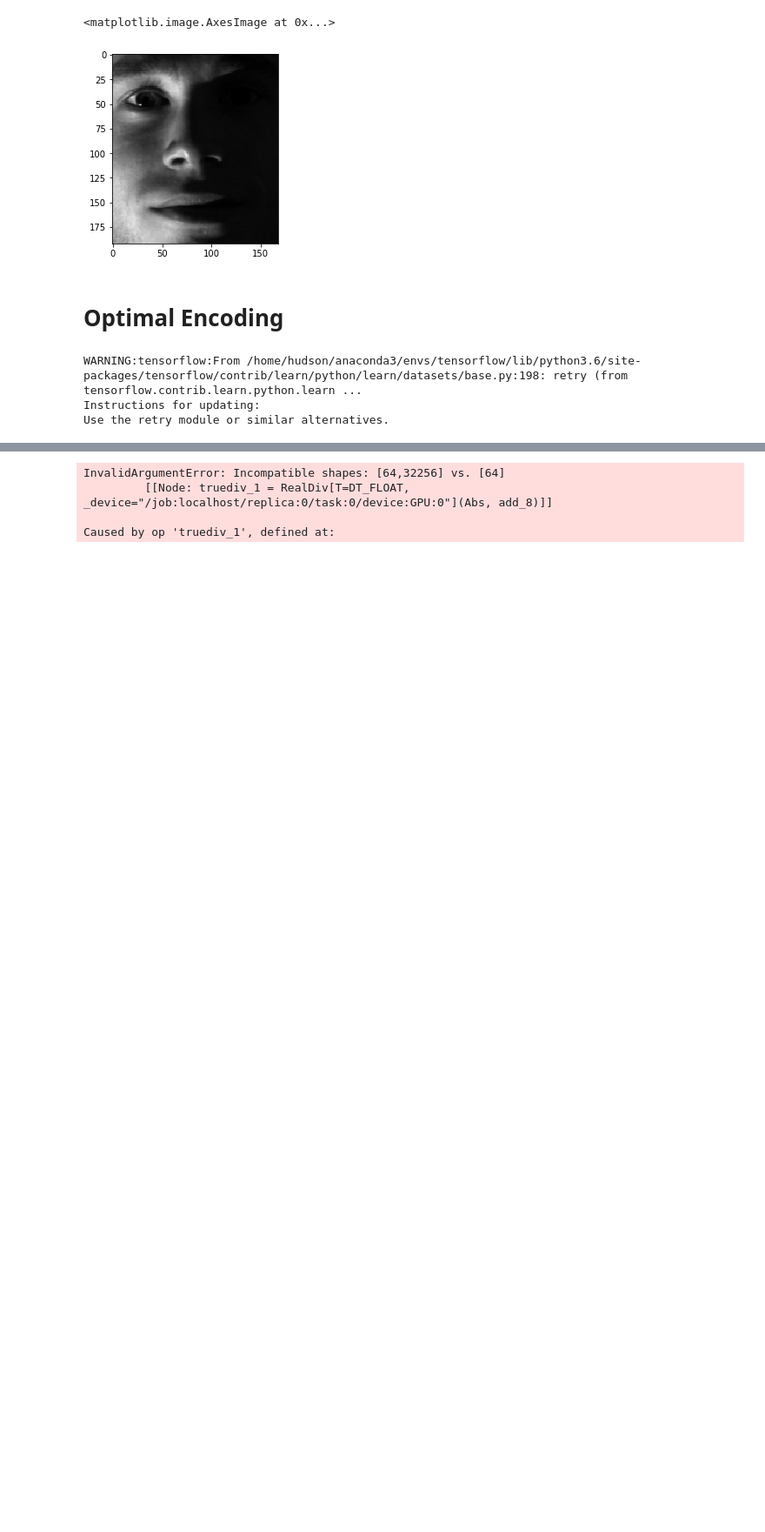
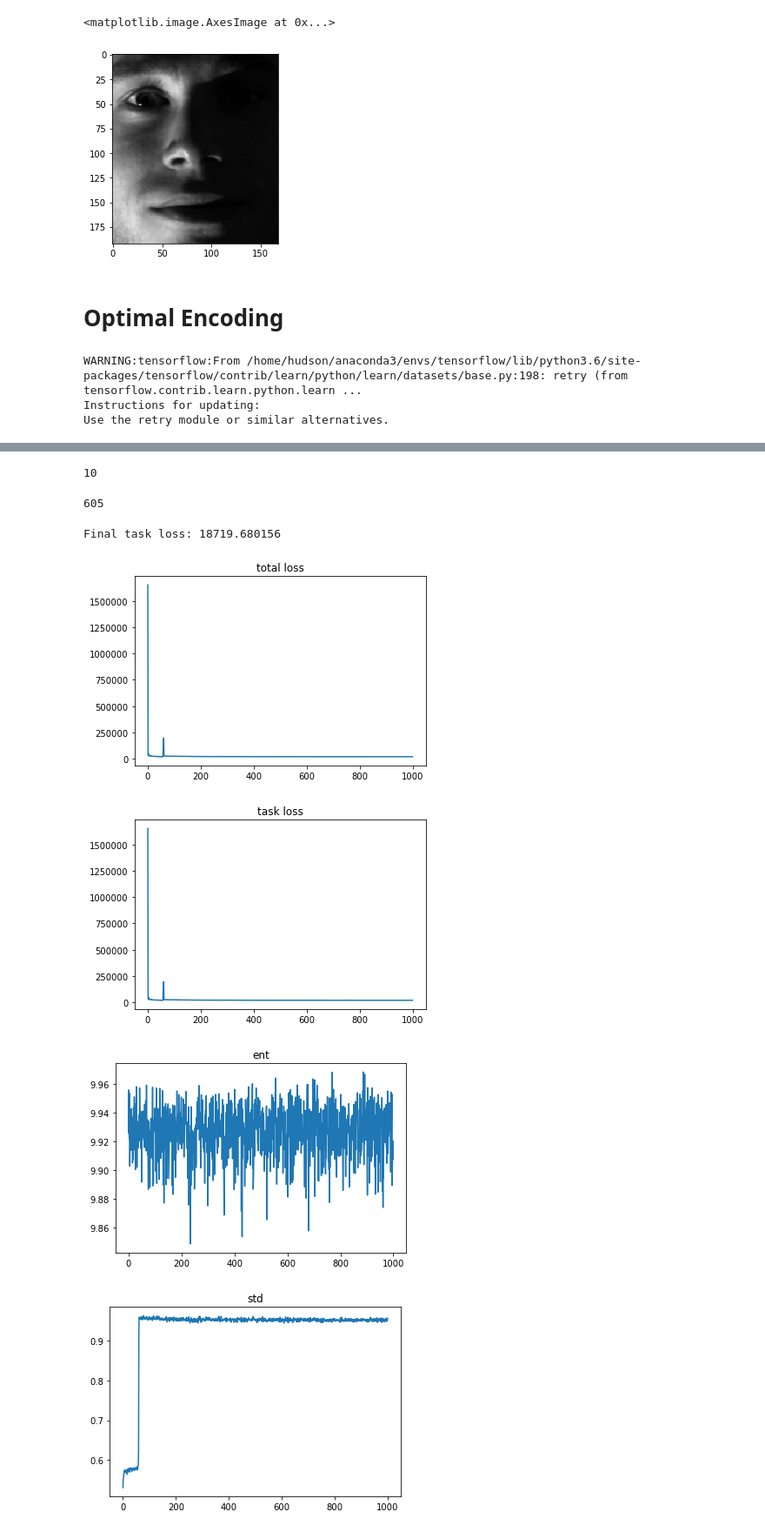
Before and after one commit to Hudsonnc/Optimal-Encoding, a Jupyter notebook: Yale_B Autoencoding.ipynb, the cells around one changed output, grey strips where cells are left out. Shown at 87% size. Saved outputs shown, nothing was run; the diff lists cells and outputs as text; code cells hidden in the pictures; blank space fills up the shorter version.

```diff
--- a/Yale_B Autoencoding.ipynb
+++ b/Yale_B Autoencoding.ipynb
@@ -82,21 +82,30 @@ Use the retry module or similar alternatives.
 # %%
 n_in = X.shape[-1]
-n_bits = math.ceil(np.log2(X.shape[0]))
+n_bits = math.floor(np.log2(X_train.shape[0]))
 n_out = X.shape[-1]
 depth = 2
 widths = [300, 300]
+# %%
+n_bits
+# %% [output]
+10
+# %%
+len(X_train) - 2**n_bits
+# %% [output]
+605
 # %%
 encoder = MLP(n_in, n_bits, depth, widths)
 decoder = MLP(n_bits, n_out+1, depth, widths)
 # %%
 oe = OptimalEncoding(encoder, decoder, n_bits)
 # %%
-oe.train(X_train, y=None, min_entropy=False, epochs=100, batch_size=64, lr=1e-2, tau_rate = 1e-4)
+oe.train(X_train, y=None, max_entropy=False, epochs=1000, batch_size=64, lr=1e-2, tau_rate = 1e-4)
 # %% [output]
-InvalidArgumentError: Incompatible shapes: [64,32256] vs. [64]
-         [[Node: truediv_1 = RealDiv[T=DT_FLOAT, _device="/job:localhost/replica:0/task:0/device:GPU:0"](Abs, add_8)]]
-
-Caused by op 'truediv_1', defined at:
+Final task loss: 18719.680156
+[figure, added]
+[figure, added]
+[figure, added]
+[figure, added]
 # %%
 zhat = oe.encode(X_train)
 zhard = (np.abs(zhat - 1) < .1).astype(int)
```
Also changed, not shown: parts of 16 cells of this notebook, 1 other file.
